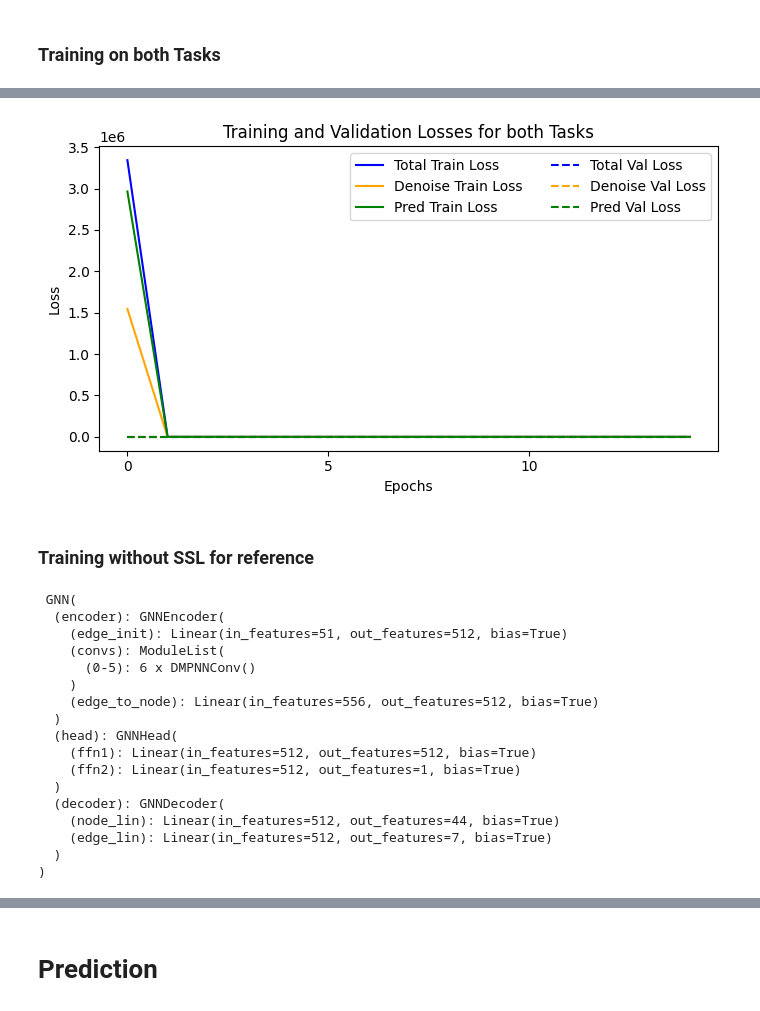
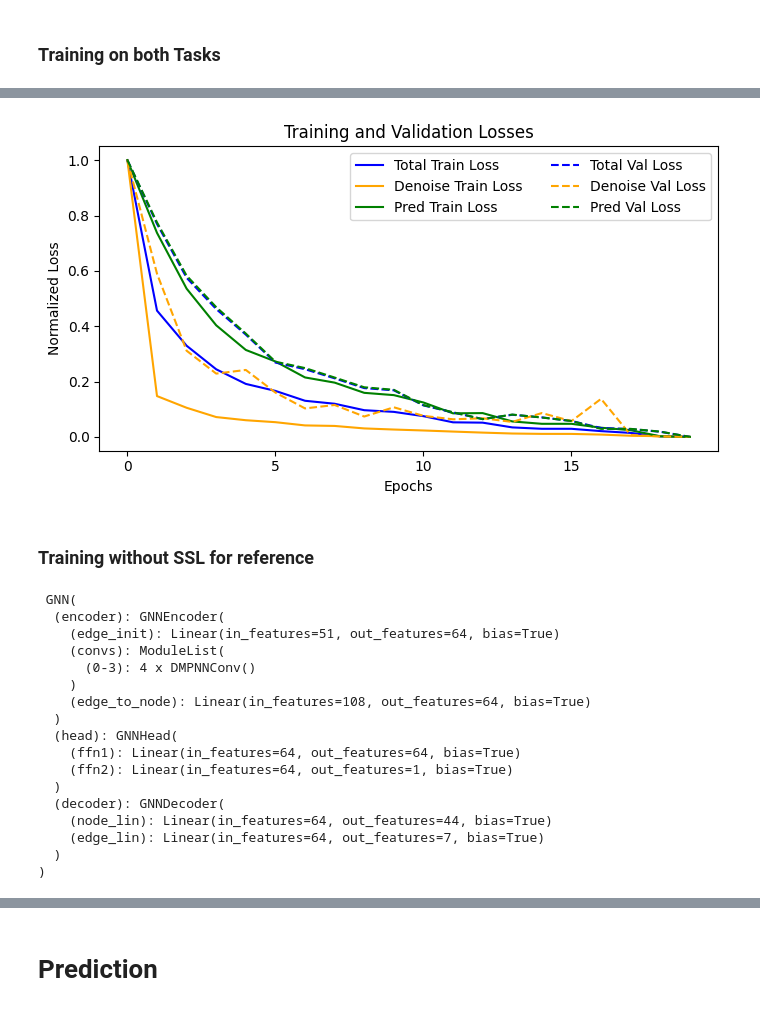
Before and after one commit to p0017/Molecular-Test-Time-Adaptation, a Jupyter notebook: Molecular-Test-TIme-Adaptation.ipynb, the cells around one changed output, grey strips where cells are left out. Cells and saved outputs as stored; diff of their text form; code cells hidden in the pictures.

```diff
--- a/Molecular-Test-TIme-Adaptation.ipynb
+++ b/Molecular-Test-TIme-Adaptation.ipynb
@@ -28,14 +28,15 @@ from train_test_utils import Standardizer, train_epoch, train_epoch_without_SSL,
 # Training
 # %%
 batch_size = 512
-epochs = 15
+epochs = 20
 
-hyperparam_opt = True # Optional optimization of training and testing hyperparameters
+train_hyperparam_opt = False # Optional optimization of training and testing hyperparameters
+test_hyperparam_opt = False # Optional optimization of testing hyperparameters
 
 # If wanted, we can load an already trained model
-save_model = True  # Set to False if you don't want to save
-load_trained_model = False  # Set to True to skip training and load existing model
-save_plots = True
+save_model = False  # Set to False if you don't want to save
+load_trained_model = True  # Set to True to skip training and load existing model
+save_plots = False
 # %% [markdown]
 ### Loading and preprocessing the Data
 # %%
@@ -179,7 +176,7 @@ Study results saved to hyperparam_opt.csv
 # %%
 model = GNN(train_loader.dataset.num_node_features, train_loader.dataset.num_edge_features,
             hidden_size=hidden_size, depth=depth, dropout=dropout).to(device)
-optimizer = torch.optim.Adam(model.parameters(), lr=learning_rate)
+optimizer = torch.optim.Adam(model.parameters(), lr=learning_rate, weight_decay=weight_decay)
 loss = nn.MSELoss(reduction='mean')
 print('\n', model, '\n')
 # %% [output]
@@ -279,51 +276,63 @@ Epoch 14  Train Total Loss: 0.03  Train Denoise Loss: 0.02  Train Pred Loss: 0.0
 # %%
 # Only plot if actual training was done
 if epochs != 0:
 
+    def normalize_losses(loss_list):
+        # Normalize losses to [0, 1]
+        min_val, max_val = min(loss_list), max(loss_list)
+        return [(loss - min_val) / (max_val - min_val) for loss in loss_list]
+
+    total_train_loss_list_norm = normalize_losses(total_train_loss_list)
+    denoise_train_loss_list_norm = normalize_losses(denoise_train_loss_list)
+    pred_train_loss_list_norm = normalize_losses(pred_train_loss_list)
+    total_val_loss_list_norm = normalize_losses(total_val_loss_list)
+    denoise_val_loss_list_norm = normalize_losses(denoise_val_loss_list)
+    pred_val_loss_list_norm = normalize_losses(pred_val_loss_list)
+
     fig, ax = plt.subplots(1, 1, figsize=(7, 4))
 
-
-    # Just plotting the losses
-    ax.plot(list(range(epochs)), total_train_loss_list, label='Total Train Loss', color='blue')
-    ax.plot(list(range(epochs)), denoise_train_loss_list, label='Denoise Train Loss', color='orange')
-    ax.plot(list(range(epochs)), pred_train_loss_list, label='Pred Train Loss', color='green')
-    ax.plot(list(range(epochs)), total_val_loss_list, label='Total Val Loss', color='blue', linestyle='dashed')
-    ax.plot(list(range(epochs)), denoise_val_loss_list, label='Denoise Val Loss', color='orange', linestyle='dashed')
-    ax.plot(list(range(epochs)), pred_val_loss_list, label='Pred Val Loss', color='green', linestyle='dashed')
-    ax.set_title('Training and Validation Losses for both Tasks')
+    # Plot normalized losses
+    ax.plot(list(range(epochs)), total_train_loss_list_norm, label='Total Train Loss', color='blue')
+    ax.plot(list(range(epochs)), denoise_train_loss_list_norm, label='Denoise Train Loss', color='orange')
+    ax.plot(list(range(epochs)), pred_train_loss_list_norm, label='Pred Train Loss', color='green')
+    ax.plot(list(range(epochs)), total_val_loss_list_norm, label='Total Val Loss', color='blue', linestyle='dashed')
+    ax.plot(list(range(epochs)), denoise_val_loss_list_norm, label='Denoise Val Loss', color='orange', linestyle='dashed')
+    ax.plot(list(range(epochs)), pred_val_loss_list_norm, label='Pred Val Loss', color='green', linestyle='dashed')
+    ax.set_title('Training and Validation Losses')
     ax.legend(ncol=2)
     ax.set_xlabel('Epochs')
     ax.set_xticks(list(range(0, epochs, 5)))
-    ax.set_ylabel('Loss')
+    ax.set_ylabel('Normalized Loss')
 
     plt.tight_layout()
     if save_plots:
         fig.savefig("figures/loss_plot.jpg", dpi=300)
     plt.show()
 # %% [output]
-[figure, old version]
+[figure, new version]
 # %% [markdown]
 ### Training without SSL for reference
 # %%
 model_non_SSL = GNN(train_loader.dataset.num_node_features, train_loader.dataset.num_edge_features, hidden_size=hidden_size, depth=depth, dropout=dropout).to(device)
+optimizer_non_SSL = torch.optim.Adam(model.parameters(), lr=learning_rate, weight_decay=weight_decay)
 loss_non_SSL = nn.MSELoss(reduction='mean')
 print('\n', model, '\n')
 # %% [output]
  GNN(
   (encoder): GNNEncoder(
-    (edge_init): Linear(in_features=51, out_features=512, bias=True)
+    (edge_init): Linear(in_features=51, out_features=64, bias=True)
     (convs): ModuleList(
-      (0-5): 6 x DMPNNConv()
+      (0-3): 4 x DMPNNConv()
     )
-    (edge_to_node): Linear(in_features=556, out_features=512, bias=True)
+    (edge_to_node): Linear(in_features=108, out_features=64, bias=True)
   )
   (head): GNNHead(
-    (ffn1): Linear(in_features=512, out_features=512, bias=True)
-    (ffn2): Linear(in_features=512, out_features=1, bias=True)
+    (ffn1): Linear(in_features=64, out_features=64, bias=True)
+    (ffn2): Linear(in_features=64, out_features=1, bias=True)
   )
   (decoder): GNNDecoder(
-    (node_lin): Linear(in_features=512, out_features=44, bias=True)
-    (edge_lin): Linear(in_features=512, out_features=7, bias=True)
+    (node_lin): Linear(in_features=64, out_features=44, bias=True)
+    (edge_lin): Linear(in_features=64, out_features=7, bias=True)
   )
 )
 # %%
```
Also changed, not shown: parts of 14 cells of this notebook, 10 other files.
